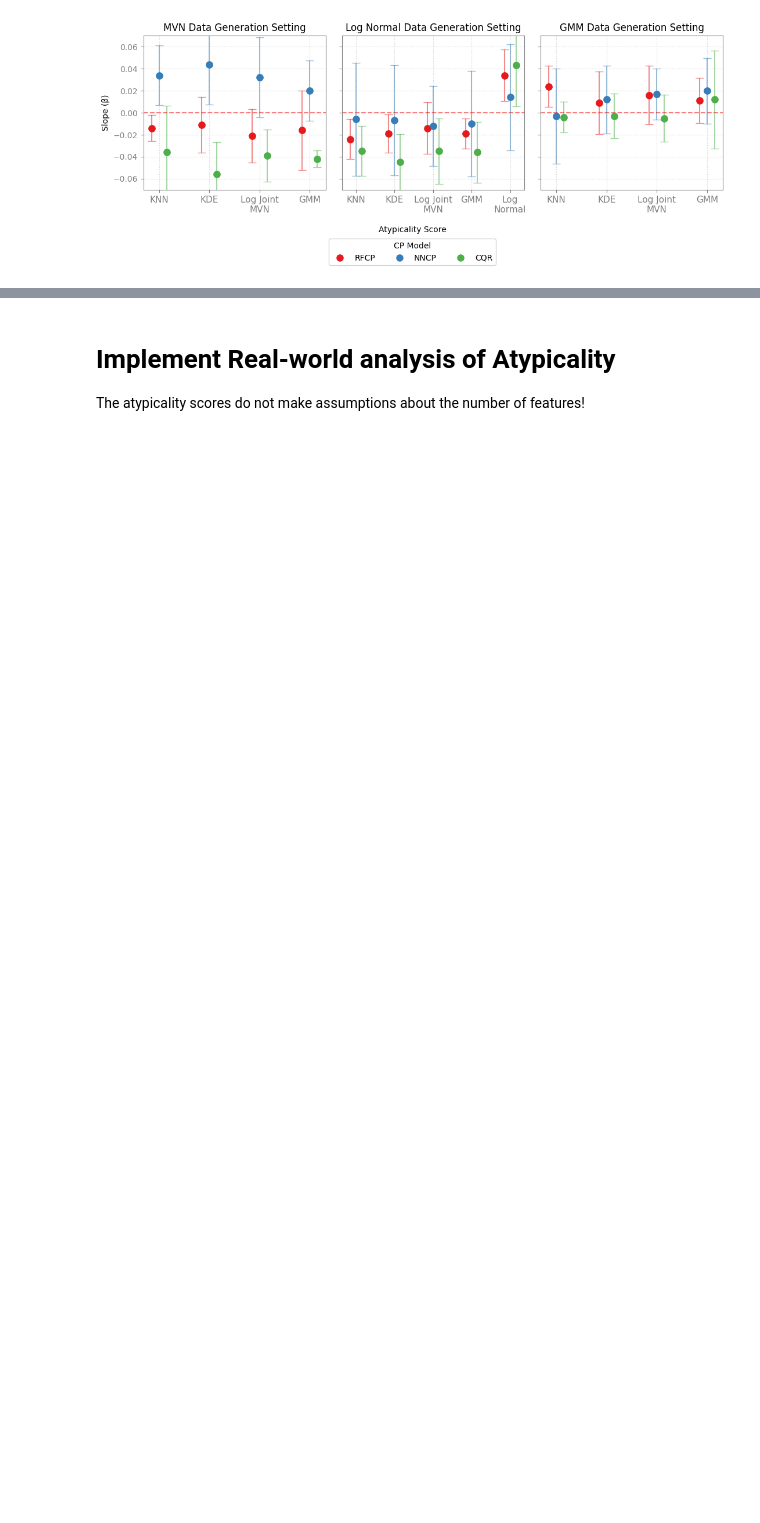
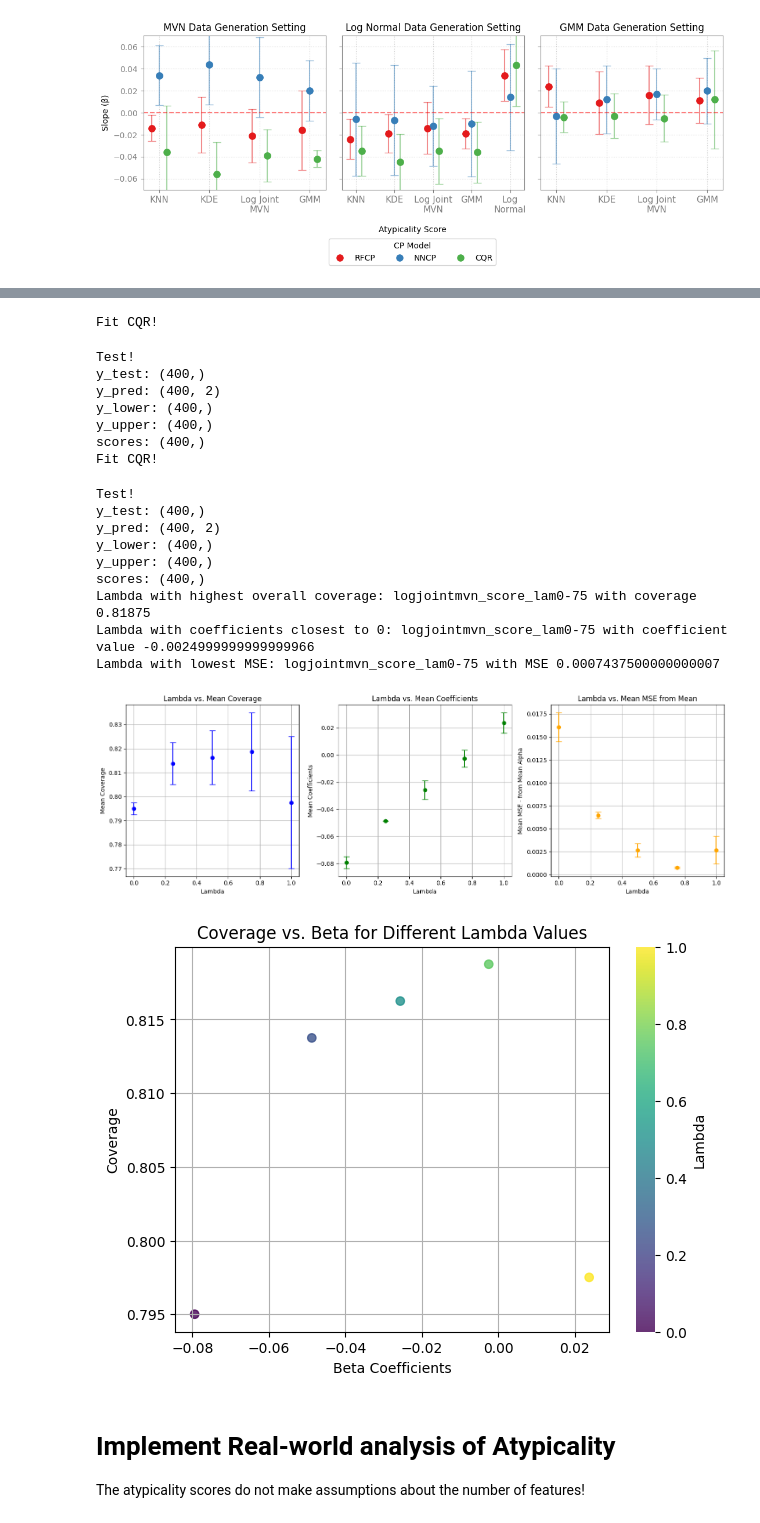
Before and after one commit to audtree/extending-atypicality, a Jupyter notebook: notebooks/proof-of-concept.ipynb, the cells around one changed output, grey strips where cells are left out. Saved outputs shown, nothing was run; the diff lists cells and outputs as text; code cells hidden in the pictures; blank space fills up the shorter version.

Commit message:
lambda_tuning implemented! still needs to be double checked

```diff
--- a/notebooks/proof-of-concept.ipynb
+++ b/notebooks/proof-of-concept.ipynb
@@ -92,6 +93,34 @@ plot_betagrouped_by_atypicality(beta_df=beta_df,
 * different metrics for different values of $\lambda$.
 * Coverage vs. beta for different values of $\lambda$.
 * Distribution of relative position of points within the interval.
+# %%
+lambda_metrics, lambda_results, merged_dfs = lambda_hyperparameter_tuning(atyp_col='logjointmvn_score',
+                                                            make_and_split_data=generate_and_split_mvn_data,
+                                                            fit_cp_model=fit_conformal_cp_model,
+                                                            n_splits=2,
+                                                            true_atypicality=True,
+                                                            hyperparameter_tuning=True)
+plot_lambda_metrics(lambda_metrics)
+# %% [output]
+Fit CQR!
+Test!
+y_test: (400,)
+y_pred: (400, 2)
+y_lower: (400,)
+y_upper: (400,)
+scores: (400,)
+Fit CQR!
+Test!
+y_test: (400,)
+y_pred: (400, 2)
+y_lower: (400,)
+y_upper: (400,)
+scores: (400,)
+Lambda with highest overall coverage: logjointmvn_score_lam0-75 with coverage 0.81875
+Lambda with coefficients closest to 0: logjointmvn_score_lam0-75 with coefficient value -0.0024999999999999966
+Lambda with lowest MSE: logjointmvn_score_lam0-75 with MSE 0.0007437500000000007
+[figure, added]
+[figure, added]
 # %% [markdown]
 # Implement Real-world analysis of Atypicality
 The atypicality scores do not make assumptions about the number of features!
```
Also changed, not shown: parts of 4 cells of this notebook, 3 other files.
